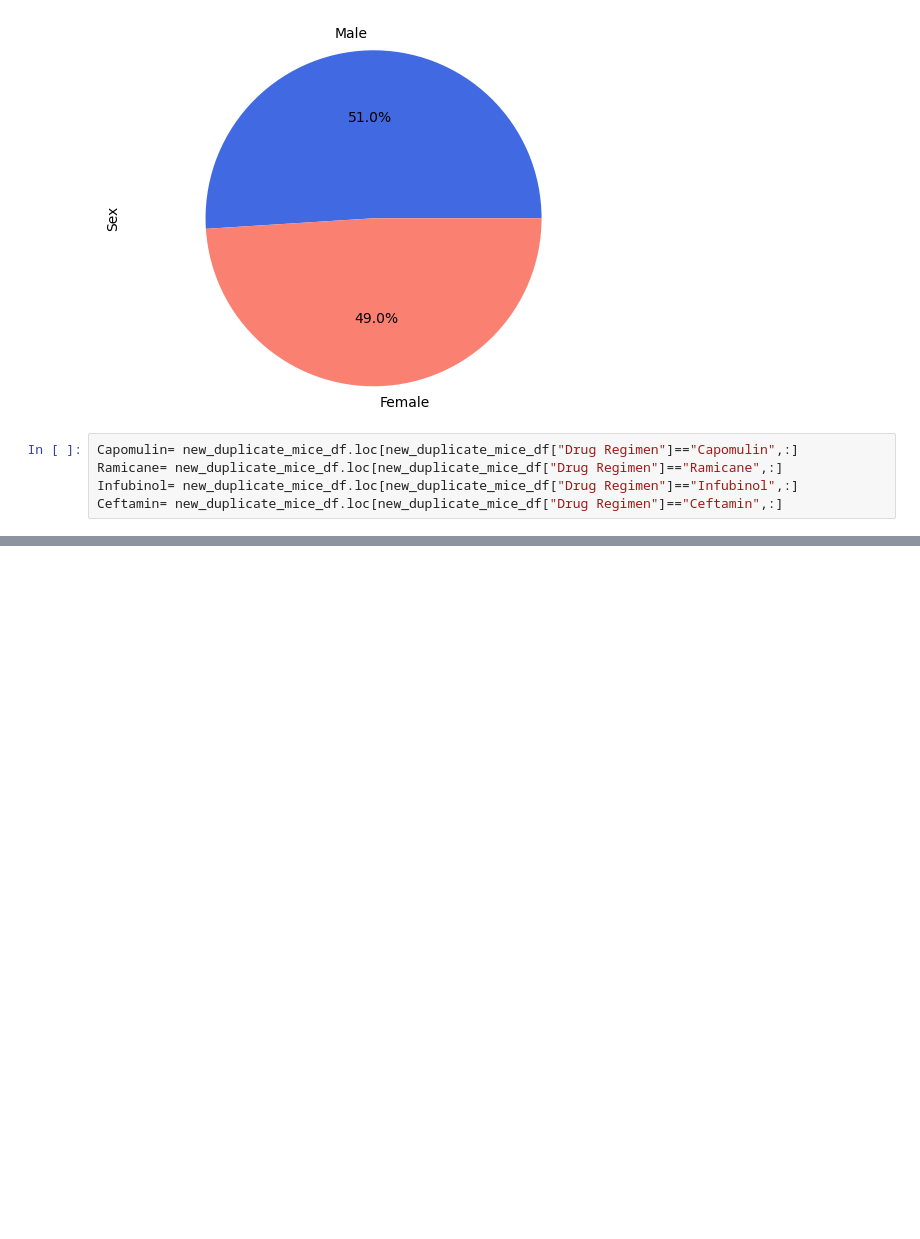
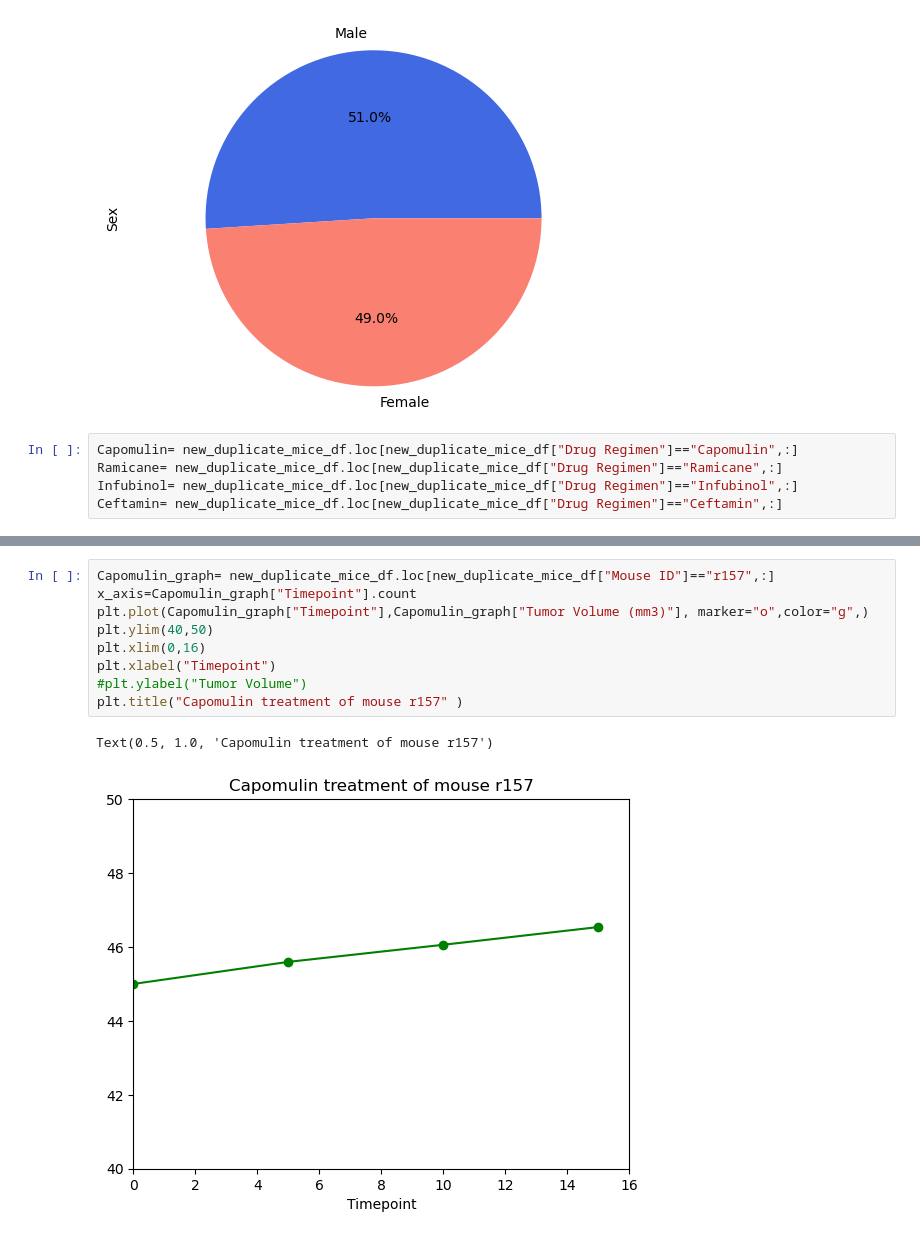
Before and after one commit to agom2429/Mouse-Project, a Jupyter notebook: Maine.ipynb, the cells around one changed output, grey strips where cells are left out. Cells and saved outputs as stored; diff of their text form; blank space fills up the shorter version.

```diff
--- a/Maine.ipynb
+++ b/Maine.ipynb
@@ -187,0 +275,12 @@ Tumor_Vol_Data=[]
+# %%
+Capomulin_graph= new_duplicate_mice_df.loc[new_duplicate_mice_df["Mouse ID"]=="r157",:]
+x_axis=Capomulin_graph["Timepoint"].count
+plt.plot(Capomulin_graph["Timepoint"],Capomulin_graph["Tumor Volume (mm3)"], marker="o",color="g",)
+plt.ylim(40,50)
+plt.xlim(0,16)
+plt.xlabel("Timepoint")
+#plt.ylabel("Tumor Volume")
+plt.title("Capomulin treatment of mouse r157" )
+# %% [output]
+Text(0.5, 1.0, 'Capomulin treatment of mouse r157')
+[figure, added]
```
Also changed, not shown: parts of 9 cells of this notebook.
